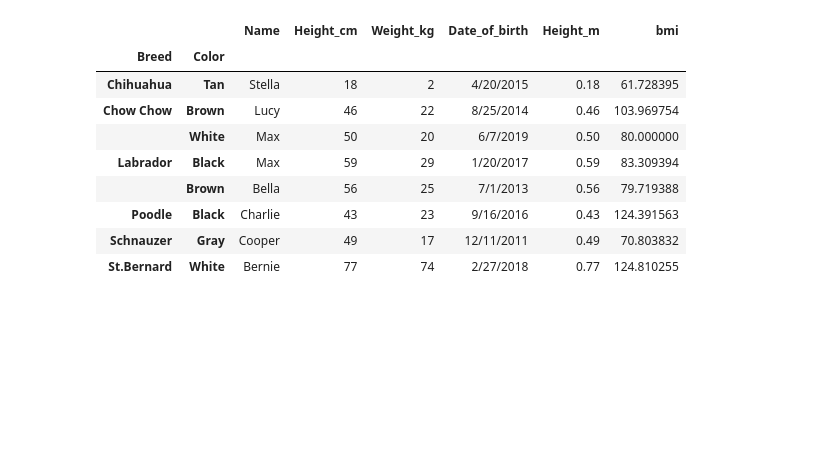
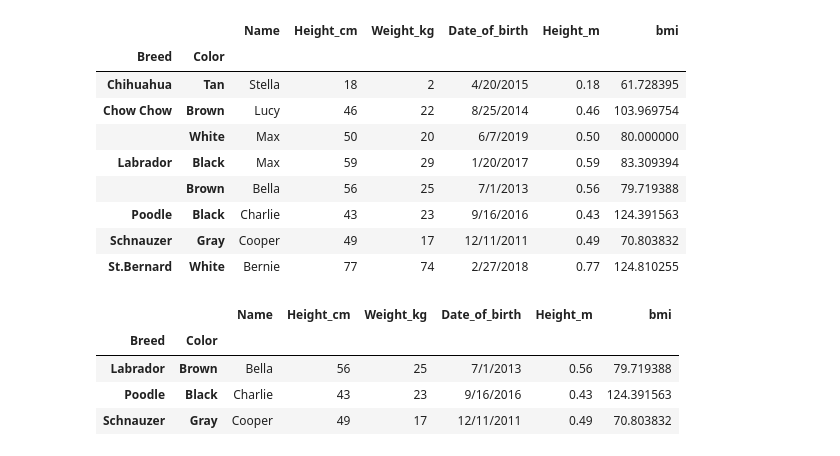
Before and after one commit to Syeda-Eman/40-days-of-Python, a Jupyter notebook: Day_22.ipynb, the cells around one changed output. Cells and saved outputs as stored; diff of their text form; code cells hidden in the pictures; blank space fills up the shorter version.

```diff
--- a/Day_22.ipynb
+++ b/Day_22.ipynb
@@ -944,3 +944,12 @@ dogs_srt
 | Poodle | Black | Charlie | 43 | 23 | 9/16/2016 | 0.43 | 124.391563 |
 | Schnauzer | Gray | Cooper | 49 | 17 | 12/11/2011 | 0.49 | 70.803832 |
 | St.Bernard | White | Bernie | 77 | 74 | 2/27/2018 | 0.77 | 124.810255 |
+# %%
+#slicing the inner index levels correctly
+dogs_srt.loc[("Labrador","Brown"):("Schnauzer","Grey")]
+# %% [output]
+|  |  | Name | Height_cm | Weight_kg | Date_of_birth | Height_m | bmi |
+| Breed | Color |  |  |  |  |  |  |
+| Labrador | Brown | Bella | 56 | 25 | 7/1/2013 | 0.56 | 79.719388 |
+| Poodle | Black | Charlie | 43 | 23 | 9/16/2016 | 0.43 | 124.391563 |
+| Schnauzer | Gray | Cooper | 49 | 17 | 12/11/2011 | 0.49 | 70.803832 |
```
Also changed, not shown: parts of 6 cells of this notebook.
